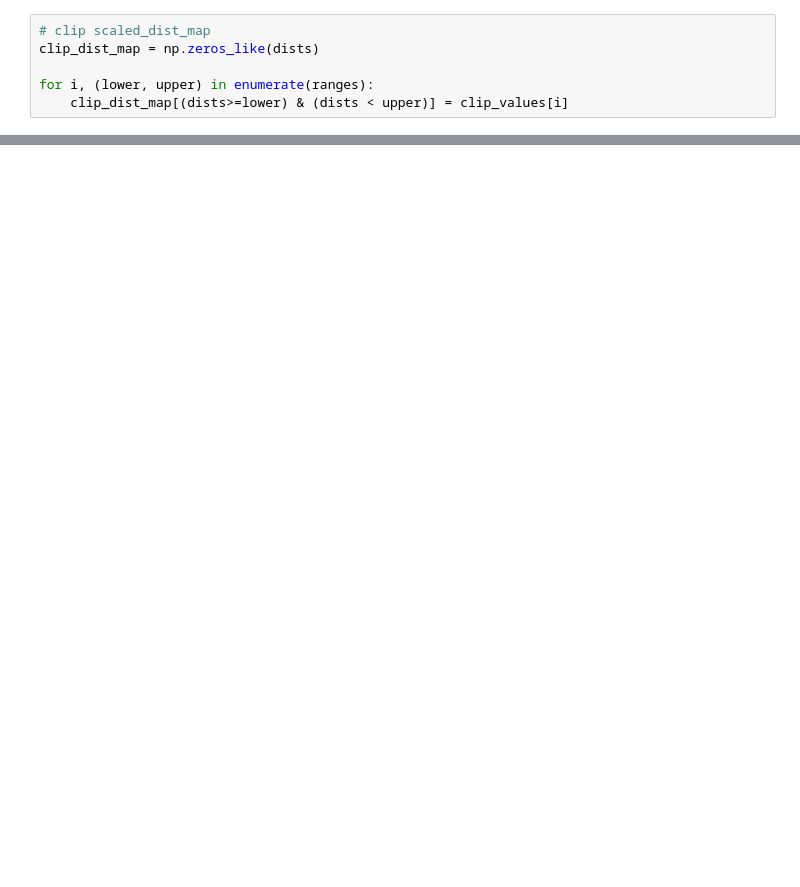
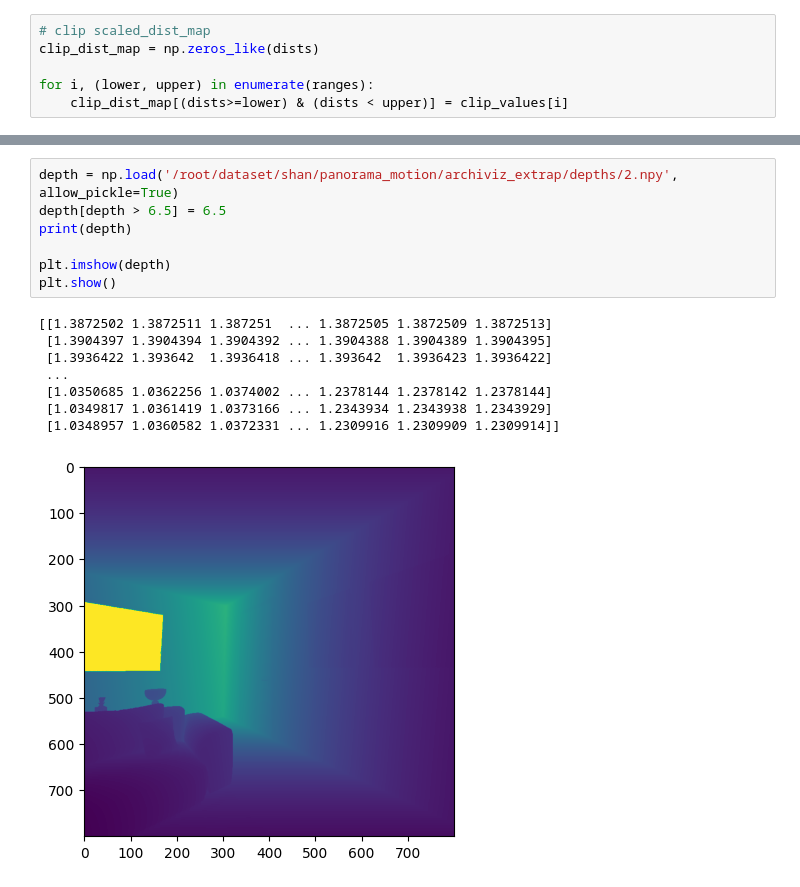
Before and after one commit to jjhooon/nerf, a Jupyter notebook: processing_distance.ipynb, the cells around one changed output, grey strips where cells are left out. Cells and saved outputs as stored; diff of their text form; blank space fills up the shorter version.

```diff
--- a/processing_distance.ipynb
+++ b/processing_distance.ipynb
@@ -156,0 +154,16 @@ list(range(1, 10+1))[::-1]
+# %%
+depth = np.load('/root/dataset/shan/panorama_motion/archiviz_extrap/depths/2.npy', allow_pickle=True)
+depth[depth > 6.5] = 6.5
+print(depth)
+
+plt.imshow(depth)
+plt.show()
+# %% [output]
+[[1.3872502 1.3872511 1.387251  ... 1.3872505 1.3872509 1.3872513]
+ [1.3904397 1.3904394 1.3904392 ... 1.3904388 1.3904389 1.3904395]
+ [1.3936422 1.393642  1.3936418 ... 1.393642  1.3936423 1.3936422]
+ ...
+ [1.0350685 1.0362256 1.0374002 ... 1.2378144 1.2378142 1.2378144]
+ [1.0349817 1.0361419 1.0373166 ... 1.2343934 1.2343938 1.2343929]
+ [1.0348957 1.0360582 1.0372331 ... 1.2309916 1.2309909 1.2309914]]
+[figure, added]
```
Also changed, not shown: parts of 20 cells of this notebook, 2 other files.
